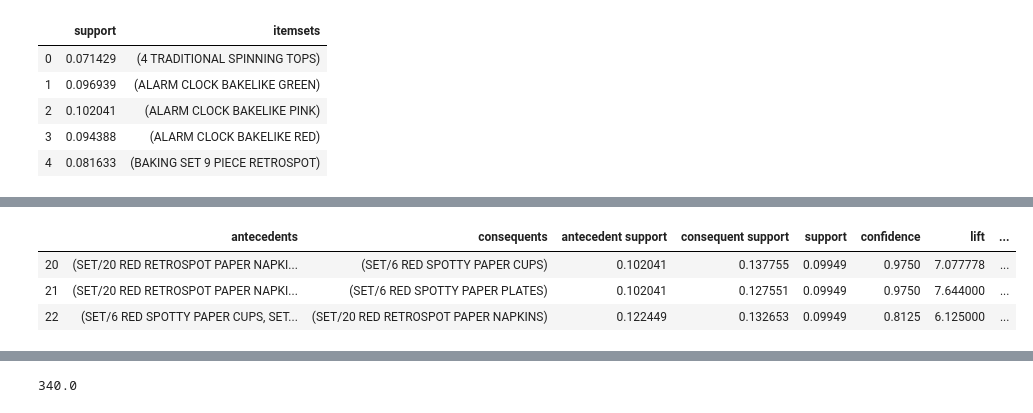
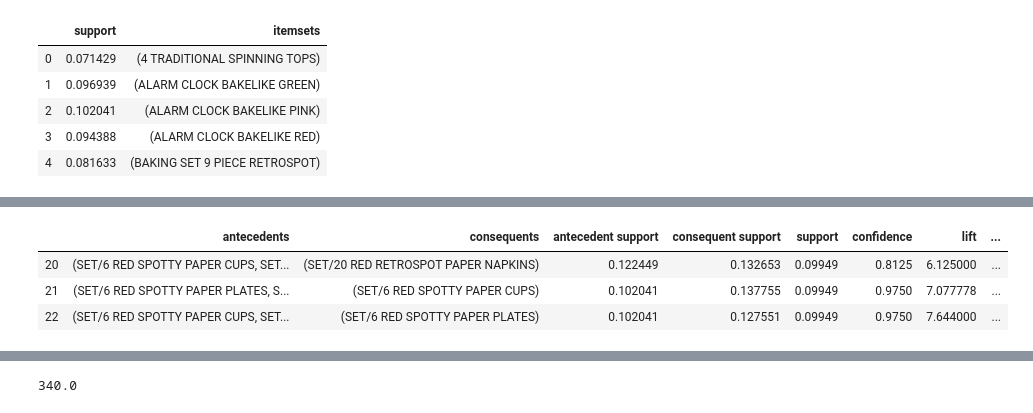
Before and after one commit to 2IS239-Data-Analytics/Code_along_4, a Jupyter notebook: Market_Basket_Intro.ipynb, the cells around one changed output, grey strips where cells are left out. Saved outputs shown, nothing was run; the diff lists cells and outputs as text; code cells hidden in the pictures.

```diff
--- a/Market_Basket_Intro.ipynb
+++ b/Market_Basket_Intro.ipynb
@@ -236,11 +236,11 @@ rules
 # %%
-grocery_rules_3_items = rules[rules.num_antecedents >= 2]
-grocery_rules_3_items
+grocery_rules_2_items = rules[rules.num_antecedents >= 2]
+grocery_rules_2_items
 # %% [output]
 |  | antecedents | consequents | antecedent support | consequent support | support | confidence | lift | ... |
-| 20 | (SET/20 RED RETROSPOT PAPER NAPKI... | (SET/6 RED SPOTTY PAPER CUPS) | 0.102041 | 0.137755 | 0.09949 | 0.9750 | 7.077778 | ... |
-| 21 | (SET/20 RED RETROSPOT PAPER NAPKI... | (SET/6 RED SPOTTY PAPER PLATES) | 0.102041 | 0.127551 | 0.09949 | 0.9750 | 7.644000 | ... |
-| 22 | (SET/6 RED SPOTTY PAPER CUPS, SET... | (SET/20 RED RETROSPOT PAPER NAPKINS) | 0.122449 | 0.132653 | 0.09949 | 0.8125 | 6.125000 | ... |
+| 20 | (SET/6 RED SPOTTY PAPER CUPS, SET... | (SET/20 RED RETROSPOT PAPER NAPKINS) | 0.122449 | 0.132653 | 0.09949 | 0.8125 | 6.125000 | ... |
+| 21 | (SET/6 RED SPOTTY PAPER PLATES, S... | (SET/6 RED SPOTTY PAPER CUPS) | 0.102041 | 0.137755 | 0.09949 | 0.9750 | 7.077778 | ... |
+| 22 | (SET/6 RED SPOTTY PAPER CUPS, SET... | (SET/6 RED SPOTTY PAPER PLATES) | 0.102041 | 0.127551 | 0.09949 | 0.9750 | 7.644000 | ... |
 # %%
 #Strängare regler
 rules[ (rules['lift'] >= 6) &
```
Also changed, not shown: parts of 8 cells of this notebook, 3 other files.
